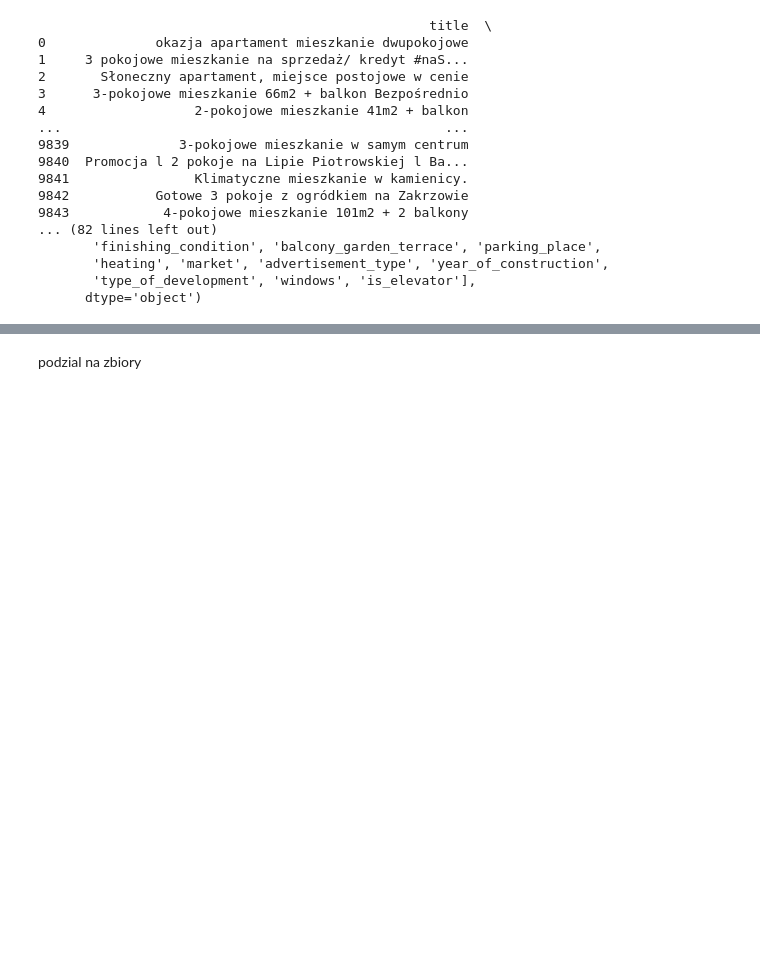
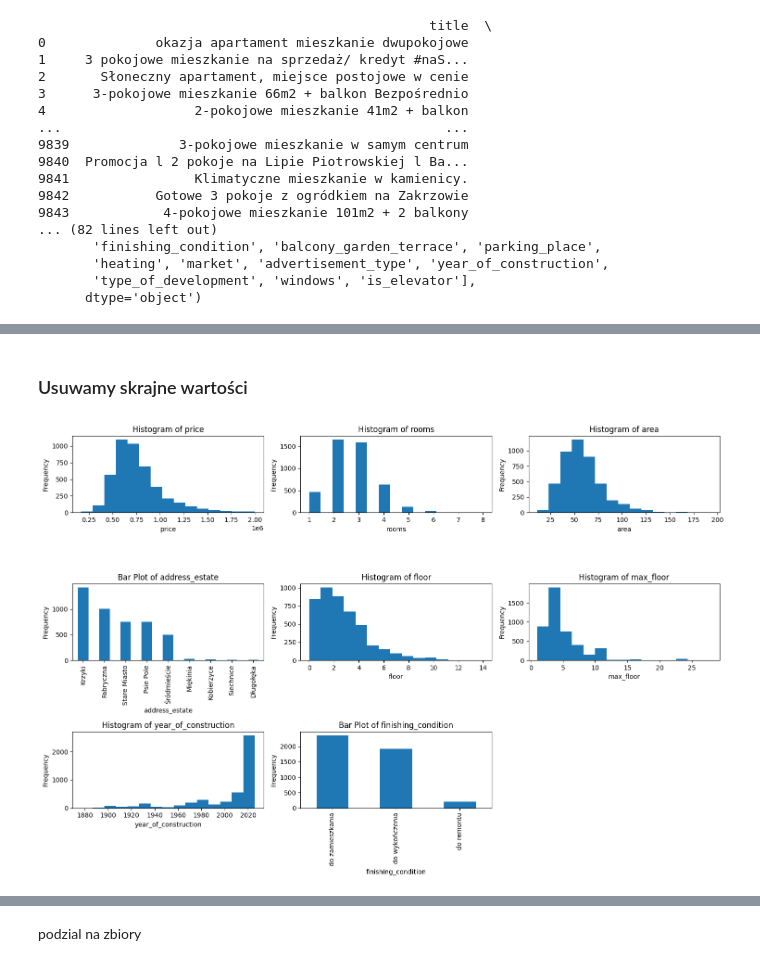
Before and after one commit to stepkos/real-estate-price-valuation, a Jupyter notebook: src/wroclaw-4.ipynb, the cells around one changed output, grey strips where cells are left out. Saved outputs shown, nothing was run; the diff lists cells and outputs as text; code cells hidden in the pictures; blank space fills up the shorter version.

```diff
--- a/src/wroclaw-4.ipynb
+++ b/src/wroclaw-4.ipynb
@@ -69,4 +93,14 @@ data.isna().sum().plot(
 # %%
 target = 'price'
-features = ['rooms', 'area', 'floor', 'max_floor', 'market', 'year_of_construction', 'finishing_condition', 'is_elevator']
+features = [
+    'rooms',
+    'area',
+    'address_estate',
+    'floor',
+    'max_floor',
+    'market',
+    'year_of_construction',
+    'finishing_condition',
+    'is_elevator'
+]
 features_and_target = features + [target]
@@ -180,0 +239,24 @@ data_cat = data_cat[data_cat['price'] < 2000000]
+# %% [markdown]
+### Usuwamy skrajne wartości
+# %%
+data_cut = data_cleaned.copy()
+data_cut = data_cut[data_cut['price'] < 2000000]
+data_cut = data_cut[data_cut['year_of_construction'] > 1850]
+data_cut = data_cut[data_cut['year_of_construction'] < 2030]
+data_cut = data_cut[data_cut['max_floor'] < 30]
+data_cut = data_cut[data_cut['area'] < 200]
+data_cut = data_cut[data_cut['address_estate'] != "Kąty Wrocławskie"]
+data_cut['address_estate'] = data_cut['address_estate'].cat.remove_categories(['Kąty Wrocławskie'])
+# %%
+print_histograms(data_cut, [
+    'price',
+    'rooms',
+    'area',
+    'address_estate',
+    'floor',
+    'max_floor',
+    'year_of_construction',
+    'finishing_condition',
+])
+# %% [output]
+[figure, added]
```
Also changed, not shown: parts of 75 cells of this notebook, 2 other files.
